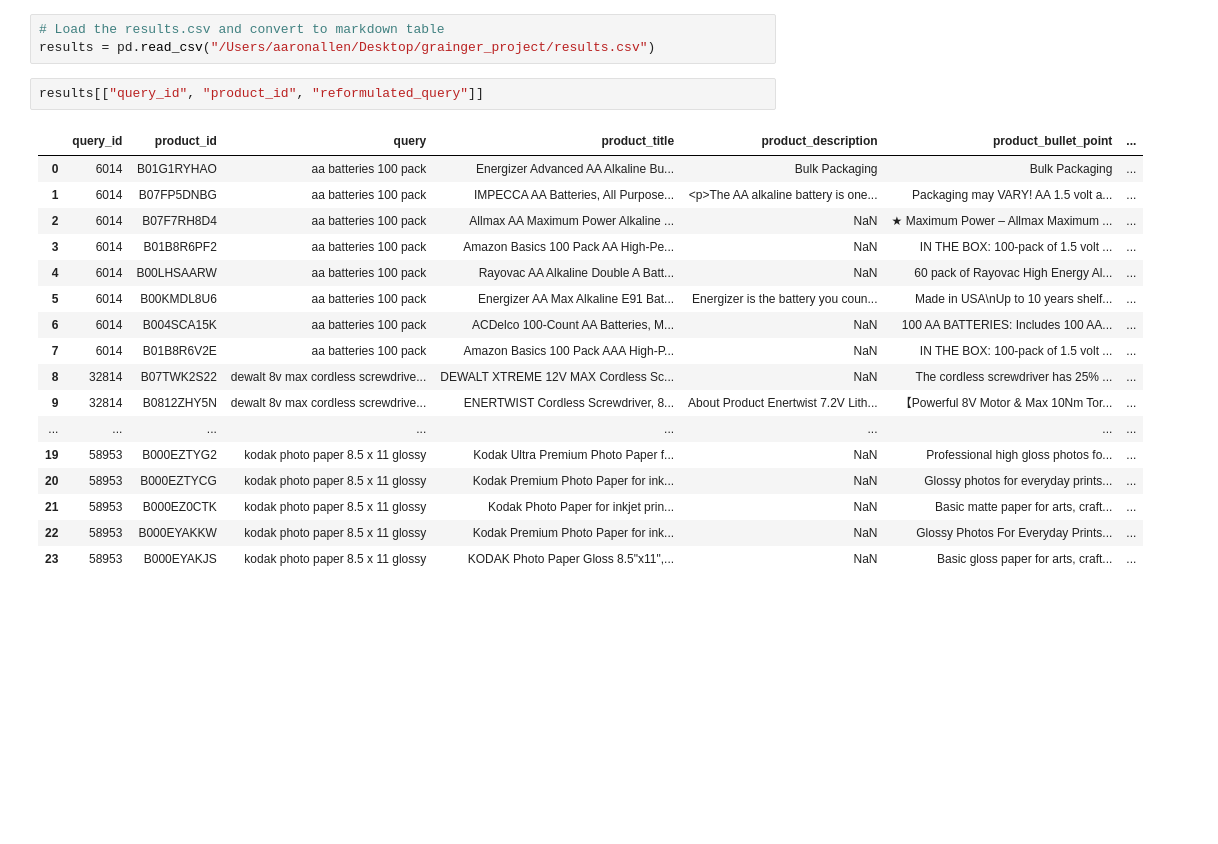
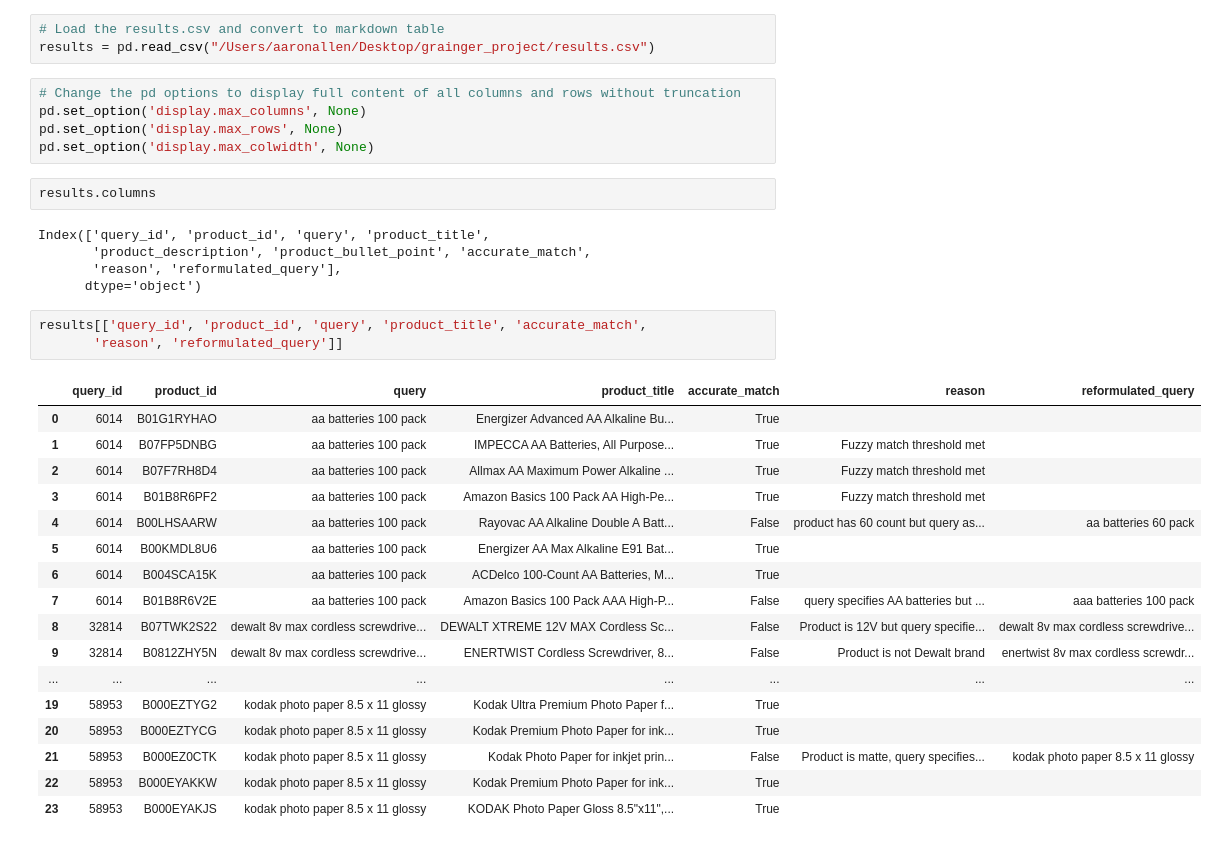
Before and after one commit to atastats/grainger_project, a Jupyter notebook: label_verification/notebooks/eda.ipynb, the cells around one changed output. Saved outputs shown, nothing was run; the diff lists cells and outputs as text; blank space fills up the shorter version.

```diff
--- a/label_verification/notebooks/eda.ipynb
+++ b/label_verification/notebooks/eda.ipynb
@@ -182,23 +182,36 @@ ENERTWIST Cordless Screwdriver, 8V Max 10Nm Electric Screwdriver Rechargeable Se
 # %%
 # Load the results.csv and convert to markdown table
 results = pd.read_csv("/Users/aaronallen/Desktop/grainger_project/results.csv")
-# %%
-results[["query_id", "product_id", "reformulated_query"]]
-# %% [output]
-|  | query_id | product_id | query | product_title | product_description | product_bullet_point | ... |
-| 0 | 6014 | B01G1RYHAO | aa batteries 100 pack | Energizer Advanced AA Alkaline Bu... | Bulk Packaging | Bulk Packaging | ... |
-| 1 | 6014 | B07FP5DNBG | aa batteries 100 pack | IMPECCA AA Batteries, All Purpose... | <p>The AA alkaline battery is one... | Packaging may VARY! AA 1.5 volt a... | ... |
-| 2 | 6014 | B07F7RH8D4 | aa batteries 100 pack | Allmax AA Maximum Power Alkaline ... | NaN | ★ Maximum Power – Allmax Maximum ... | ... |
-| 3 | 6014 | B01B8R6PF2 | aa batteries 100 pack | Amazon Basics 100 Pack AA High-Pe... | NaN | IN THE BOX: 100-pack of 1.5 volt ... | ... |
-| 4 | 6014 | B00LHSAARW | aa batteries 100 pack | Rayovac AA Alkaline Double A Batt... | NaN | 60 pack of Rayovac High Energy Al... | ... |
-| 5 | 6014 | B00KMDL8U6 | aa batteries 100 pack | Energizer AA Max Alkaline E91 Bat... | Energizer is the battery you coun... | Made in USA\nUp to 10 years shelf... | ... |
-| 6 | 6014 | B004SCA15K | aa batteries 100 pack | ACDelco 100-Count AA Batteries, M... | NaN | 100 AA BATTERIES: Includes 100 AA... | ... |
-| 7 | 6014 | B01B8R6V2E | aa batteries 100 pack | Amazon Basics 100 Pack AAA High-P... | NaN | IN THE BOX: 100-pack of 1.5 volt ... | ... |
-| 8 | 32814 | B07TWK2S22 | dewalt 8v max cordless screwdrive... | DEWALT XTREME 12V MAX Cordless Sc... | NaN | The cordless screwdriver has 25% ... | ... |
-| 9 | 32814 | B0812ZHY5N | dewalt 8v max cordless screwdrive... | ENERTWIST Cordless Screwdriver, 8... | About Product Enertwist 7.2V Lith... | 【Powerful 8V Motor & Max 10Nm Tor... | ... |
-| ... | ... | ... | ... | ... | ... | ... | ... |
-| 19 | 58953 | B000EZTYG2 | kodak photo paper 8.5 x 11 glossy | Kodak Ultra Premium Photo Paper f... | NaN | Professional high gloss photos fo... | ... |
-| 20 | 58953 | B000EZTYCG | kodak photo paper 8.5 x 11 glossy | Kodak Premium Photo Paper for ink... | NaN | Glossy photos for everyday prints... | ... |
-| 21 | 58953 | B000EZ0CTK | kodak photo paper 8.5 x 11 glossy | Kodak Photo Paper for inkjet prin... | NaN | Basic matte paper for arts, craft... | ... |
-| 22 | 58953 | B000EYAKKW | kodak photo paper 8.5 x 11 glossy | Kodak Premium Photo Paper for ink... | NaN | Glossy Photos For Everyday Prints... | ... |
-| 23 | 58953 | B000EYAKJS | kodak photo paper 8.5 x 11 glossy | KODAK Photo Paper Gloss 8.5"x11",... | NaN | Basic gloss paper for arts, craft... | ... |
+# %%
+# Change the pd options to display full content of all columns and rows without truncation
+pd.set_option('display.max_columns', None)
+pd.set_option('display.max_rows', None)
+pd.set_option('display.max_colwidth', None)
+# %%
+results.columns
+# %% [output]
+Index(['query_id', 'product_id', 'query', 'product_title',
+       'product_description', 'product_bullet_point', 'accurate_match',
+       'reason', 'reformulated_query'],
+      dtype='object')
+# %%
+results[['query_id', 'product_id', 'query', 'product_title', 'accurate_match',
+       'reason', 'reformulated_query']]
+# %% [output]
+|  | query_id | product_id | query | product_title | accurate_match | reason | reformulated_query |
+| 0 | 6014 | B01G1RYHAO | aa batteries 100 pack | Energizer Advanced AA Alkaline Bu... | True |  |  |
+| 1 | 6014 | B07FP5DNBG | aa batteries 100 pack | IMPECCA AA Batteries, All Purpose... | True | Fuzzy match threshold met |  |
+| 2 | 6014 | B07F7RH8D4 | aa batteries 100 pack | Allmax AA Maximum Power Alkaline ... | True | Fuzzy match threshold met |  |
+| 3 | 6014 | B01B8R6PF2 | aa batteries 100 pack | Amazon Basics 100 Pack AA High-Pe... | True | Fuzzy match threshold met |  |
+| 4 | 6014 | B00LHSAARW | aa batteries 100 pack | Rayovac AA Alkaline Double A Batt... | False | product has 60 count but query as... | aa batteries 60 pack |
+| 5 | 6014 | B00KMDL8U6 | aa batteries 100 pack | Energizer AA Max Alkaline E91 Bat... | True |  |  |
+| 6 | 6014 | B004SCA15K | aa batteries 100 pack | ACDelco 100-Count AA Batteries, M... | True |  |  |
+| 7 | 6014 | B01B8R6V2E | aa batteries 100 pack | Amazon Basics 100 Pack AAA High-P... | False | query specifies AA batteries but ... | aaa batteries 100 pack |
+| 8 | 32814 | B07TWK2S22 | dewalt 8v max cordless screwdrive... | DEWALT XTREME 12V MAX Cordless Sc... | False | Product is 12V but query specifie... | dewalt 8v max cordless screwdrive... |
+| 9 | 32814 | B0812ZHY5N | dewalt 8v max cordless screwdrive... | ENERTWIST Cordless Screwdriver, 8... | False | Product is not Dewalt brand | enertwist 8v max cordless screwdr... |
+| ... | ... | ... | ... | ... | ... | ... | ... |
+| 19 | 58953 | B000EZTYG2 | kodak photo paper 8.5 x 11 glossy | Kodak Ultra Premium Photo Paper f... | True |  |  |
+| 20 | 58953 | B000EZTYCG | kodak photo paper 8.5 x 11 glossy | Kodak Premium Photo Paper for ink... | True |  |  |
+| 21 | 58953 | B000EZ0CTK | kodak photo paper 8.5 x 11 glossy | Kodak Photo Paper for inkjet prin... | False | Product is matte, query specifies... | kodak photo paper 8.5 x 11 glossy |
+| 22 | 58953 | B000EYAKKW | kodak photo paper 8.5 x 11 glossy | Kodak Premium Photo Paper for ink... | True |  |  |
+| 23 | 58953 | B000EYAKJS | kodak photo paper 8.5 x 11 glossy | KODAK Photo Paper Gloss 8.5"x11",... | True |  |  |
```
Also changed, not shown: parts of 1 cell of this notebook, 4 other files.
